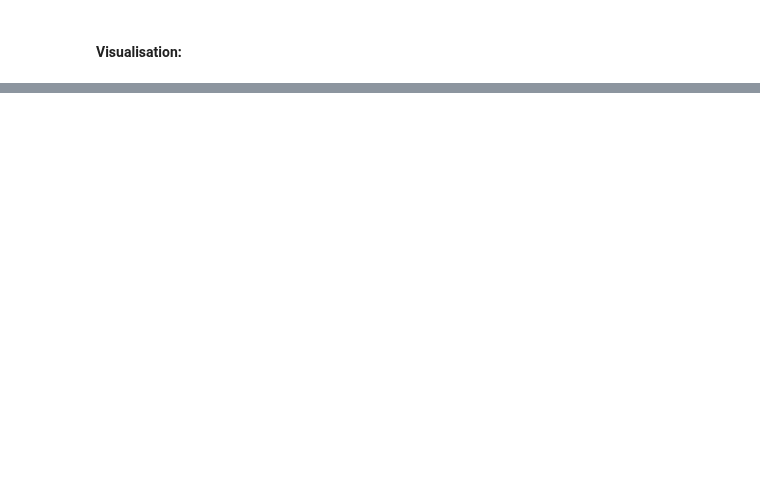
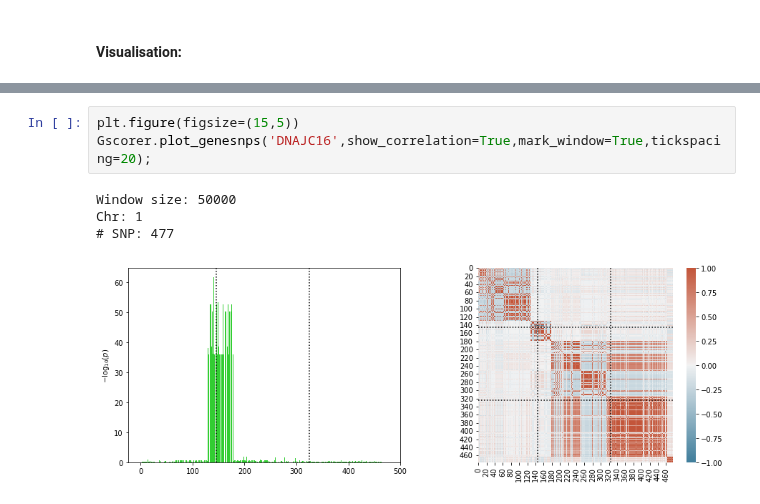
Before and after one commit to BergmannLab/PascalX, a Jupyter notebook: examples/gene_scoring.ipynb, the cells around one changed output, grey strips where cells are left out. Saved outputs shown, nothing was run; the diff lists cells and outputs as text; blank space fills up the shorter version.

```diff
--- a/examples/gene_scoring.ipynb
+++ b/examples/gene_scoring.ipynb
@@ -97,0 +90,8 @@ Gscorer.plot_Manhattan(R[0],sigLine=1e-8,logsigThreshold=9,labelSig=True)
+# %%
+plt.figure(figsize=(15,5))
+Gscorer.plot_genesnps('DNAJC16',show_correlation=True,mark_window=True,tickspacing=20);
+# %% [output]
+Window size: 50000
+Chr: 1
+# SNP: 477
+[figure, added]
```
Also changed, not shown: parts of 10 cells of this notebook, 5 other files.
